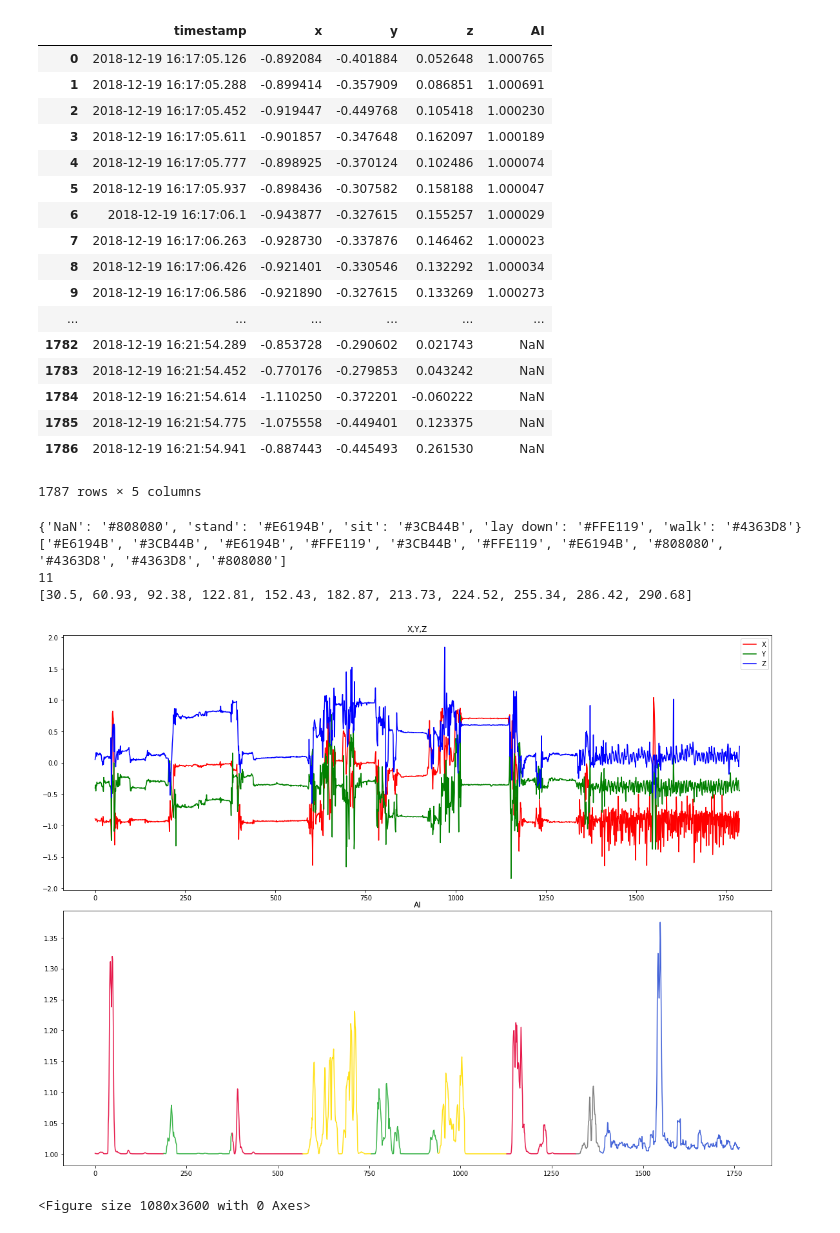
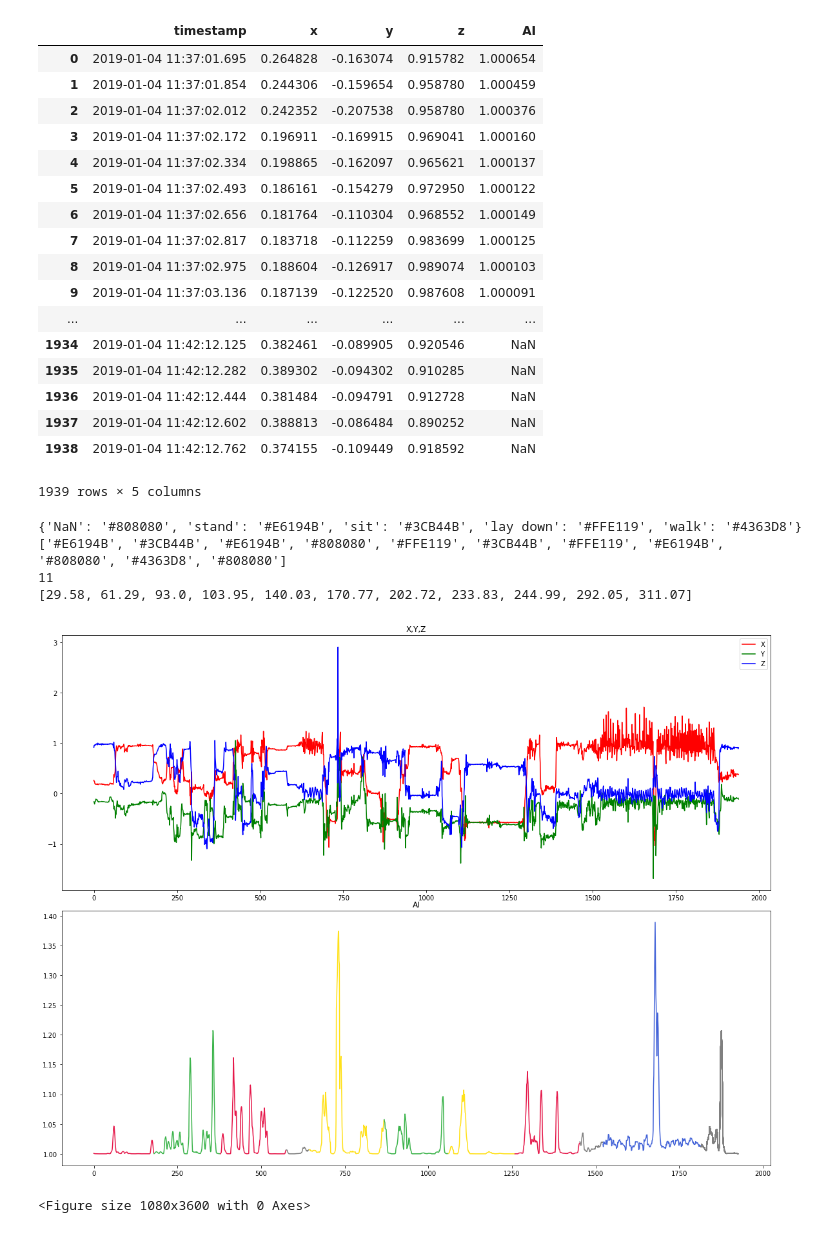
Before and after one commit to indykorpong/activity_classifier, a Jupyter notebook: testrun.ipynb, the cells around one changed output. Drawn from its saved outputs; the diff is of its cells as text; code cells hidden in the pictures.

Commit message:
testrun backup#4 Pond's and Ped's data

```diff
--- a/testrun.ipynb
+++ b/testrun.ipynb
@@ -68,15 +68,19 @@ def equation_bai(X_i):
 std_i_bar = [0.00349329,0.00465817,0.00543154]
 std_i_bar = np.array(std_i_bar)
 # %%
-rec_date = '2018-12-25'
-start_time = '15:25:08'
-end_time = '18:08:53'
+rec_date = '2019-01-04'
+start_time = '11:37:01'
+end_time = '11:42:13'
+
+# rec_date = '2016-01-01'
+# start_time = '07:42:14'
+# end_time = '07:47:01'
 
 # rec_date = '2018-12-19'
 # start_time = '16:17:05'
 # end_time = '16:21:55'
 # %%
-filepath = 'SmartwatchData/raw_data/log_acc_25-12-18_RH.csv'
+filepath = 'SmartwatchData/raw_data/log_acc_ped.csv'
 df = pd.read_csv(filepath)
 filtered = [i for i in df['timestamp'] if i[:10]==rec_date and calc_sec(i[11:])>calc_sec(start_time)
             and calc_sec(i[11:])<calc_sec(end_time)]
@@ -147,7 +151,7 @@ ai1 = []
 for i in range(len(df1)):
     xyz_val = []
     if(i-H>=0):
-        for j in range(H-1,0,-1):
+        for j in range(H,0,-1):
             xyz_val.append([df1.iloc[i-j,1],df1.iloc[i-j,2],df1.iloc[i-j,3]])
         ai_val = float(equation_bai(xyz_val))
         ai1.append(ai_val)
@@ -157,28 +161,28 @@ df1['AI'] = pd.Series(ai1)
 df1
 # %% [output]
 |  | timestamp | x | y | z | AI |
-| 0 | 2018-12-19 16:17:05.126 | -0.892084 | -0.401884 | 0.052648 | 1.000765 |
-| 1 | 2018-12-19 16:17:05.288 | -0.899414 | -0.357909 | 0.086851 | 1.000691 |
-| 2 | 2018-12-19 16:17:05.452 | -0.919447 | -0.449768 | 0.105418 | 1.000230 |
-| 3 | 2018-12-19 16:17:05.611 | -0.901857 | -0.347648 | 0.162097 | 1.000189 |
-| 4 | 2018-12-19 16:17:05.777 | -0.898925 | -0.370124 | 0.102486 | 1.000074 |
-| 5 | 2018-12-19 16:17:05.937 | -0.898436 | -0.307582 | 0.158188 | 1.000047 |
-| 6 | 2018-12-19 16:17:06.1 | -0.943877 | -0.327615 | 0.155257 | 1.000029 |
-| 7 | 2018-12-19 16:17:06.263 | -0.928730 | -0.337876 | 0.146462 | 1.000023 |
-| 8 | 2018-12-19 16:17:06.426 | -0.921401 | -0.330546 | 0.132292 | 1.000034 |
-| 9 | 2018-12-19 16:17:06.586 | -0.921890 | -0.327615 | 0.133269 | 1.000273 |
+| 0 | 2019-01-04 11:37:01.695 | 0.264828 | -0.163074 | 0.915782 | 1.000654 |
+| 1 | 2019-01-04 11:37:01.854 | 0.244306 | -0.159654 | 0.958780 | 1.000459 |
+| 2 | 2019-01-04 11:37:02.012 | 0.242352 | -0.207538 | 0.958780 | 1.000376 |
+| 3 | 2019-01-04 11:37:02.172 | 0.196911 | -0.169915 | 0.969041 | 1.000160 |
+| 4 | 2019-01-04 11:37:02.334 | 0.198865 | -0.162097 | 0.965621 | 1.000137 |
+| 5 | 2019-01-04 11:37:02.493 | 0.186161 | -0.154279 | 0.972950 | 1.000122 |
+| 6 | 2019-01-04 11:37:02.656 | 0.181764 | -0.110304 | 0.968552 | 1.000149 |
+| 7 | 2019-01-04 11:37:02.817 | 0.183718 | -0.112259 | 0.983699 | 1.000125 |
+| 8 | 2019-01-04 11:37:02.975 | 0.188604 | -0.126917 | 0.989074 | 1.000103 |
+| 9 | 2019-01-04 11:37:03.136 | 0.187139 | -0.122520 | 0.987608 | 1.000091 |
 | ... | ... | ... | ... | ... | ... |
-| 1782 | 2018-12-19 16:21:54.289 | -0.853728 | -0.290602 | 0.021743 | NaN |
-| 1783 | 2018-12-19 16:21:54.452 | -0.770176 | -0.279853 | 0.043242 | NaN |
-| 1784 | 2018-12-19 16:21:54.614 | -1.110250 | -0.372201 | -0.060222 | NaN |
-| 1785 | 2018-12-19 16:21:54.775 | -1.075558 | -0.449401 | 0.123375 | NaN |
-| 1786 | 2018-12-19 16:21:54.941 | -0.887443 | -0.445493 | 0.261530 | NaN |
+| 1934 | 2019-01-04 11:42:12.125 | 0.382461 | -0.089905 | 0.920546 | NaN |
+| 1935 | 2019-01-04 11:42:12.282 | 0.389302 | -0.094302 | 0.910285 | NaN |
+| 1936 | 2019-01-04 11:42:12.444 | 0.381484 | -0.094791 | 0.912728 | NaN |
+| 1937 | 2019-01-04 11:42:12.602 | 0.388813 | -0.086484 | 0.890252 | NaN |
+| 1938 | 2019-01-04 11:42:12.762 | 0.374155 | -0.109449 | 0.918592 | NaN |
-1787 rows × 5 columns
+1939 rows × 5 columns
 # %%
 ts_ = []
 labels = []
 
-with open('times3.txt','r') as f:
+with open('times5.txt','r') as f:
     for line in f:
         t = line.strip('\n').split('\t')
         ts_.append(float(t[0]))
@@ -228,9 +232,9 @@ print(len(lb_color))
 print(ts)
 # %% [output]
 {'NaN': '#808080', 'stand': '#E6194B', 'sit': '#3CB44B', 'lay down': '#FFE119', 'walk': '#4363D8'}
-['#E6194B', '#3CB44B', '#E6194B', '#FFE119', '#3CB44B', '#FFE119', '#E6194B', '#808080', '#4363D8', '#4363D8', '#808080']
+['#E6194B', '#3CB44B', '#E6194B', '#808080', '#FFE119', '#3CB44B', '#FFE119', '#E6194B', '#808080', '#4363D8', '#808080']
 11
-[30.5, 60.93, 92.38, 122.81, 152.43, 182.87, 213.73, 224.52, 255.34, 286.42, 290.68]
+[29.58, 61.29, 93.0, 103.95, 140.03, 170.77, 202.72, 233.83, 244.99, 292.05, 311.07]
 # %%
 dict1 = df1.to_dict(orient='list')
 
@@ -240,35 +244,37 @@ fig.tight_layout()
 ts_cnt = 0
 x_axis = []
 y_ai = []
 
 ax = axes[0]
 ax.plot(dict1['x'],color='r',label='X')
 ax.plot(dict1['y'],color='g',label='Y')
 ax.plot(dict1['z'],color='b',label='Z')
 ax.legend(loc='upper right')
 ax.set_title('X,Y,Z')
 
 ax = axes[1]
 for i in range(len(dict1['timestamp'])):
     if(dict1['AI'][i]>0):
         if(calc_sec(dict1['timestamp'][i].split(' ')[1])>calc_sec(start_time)+ts[ts_cnt]):
             ax.plot(x_axis,y_ai,color=lb_color[ts_cnt])
             ts_cnt += 1
             x_axis = []
             y_ai = []
 
+        elif(ts_cnt==len(lb_color)-1):
+            ax.plot(x_axis,y_ai,color=lb_color[ts_cnt])
 
 
         x_axis.append(i)
         y_ai.append(dict1['AI'][i])
 
 ax.set_title('AI')
 plt.figure(figsize=(15,50))
-fig.savefig('testrun_indy_lh.png', dpi = 300)
+# fig.savefig('testrun_ped_lh.png', dpi = 300)
 
 plt.show()
 # %% [output]
-[figure, old version]
+[figure, new version]
 <Figure size 1080x3600 with 0 Axes>
 # %%
 fig = plt.figure(figsize=(16,6))
```
Also changed, not shown: parts of 13 cells of this notebook, 15 other files.
